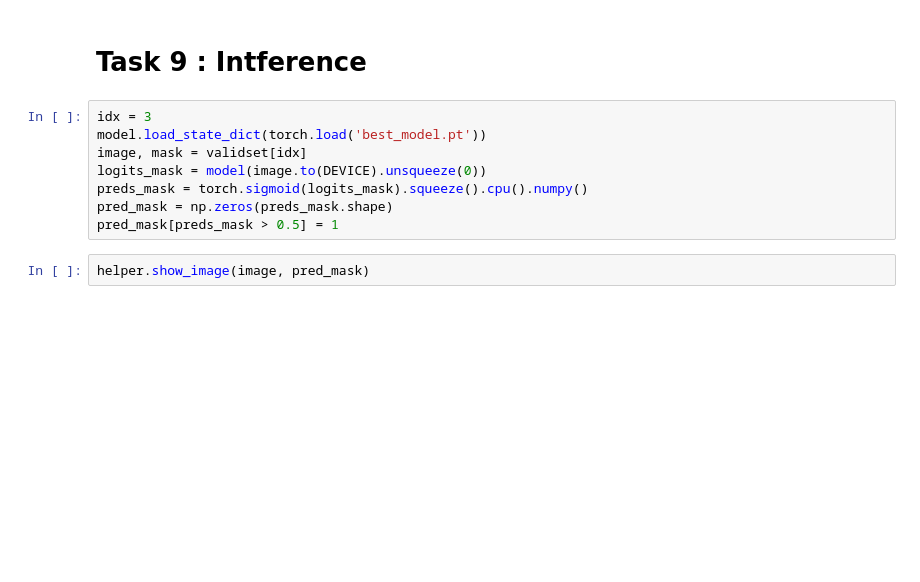
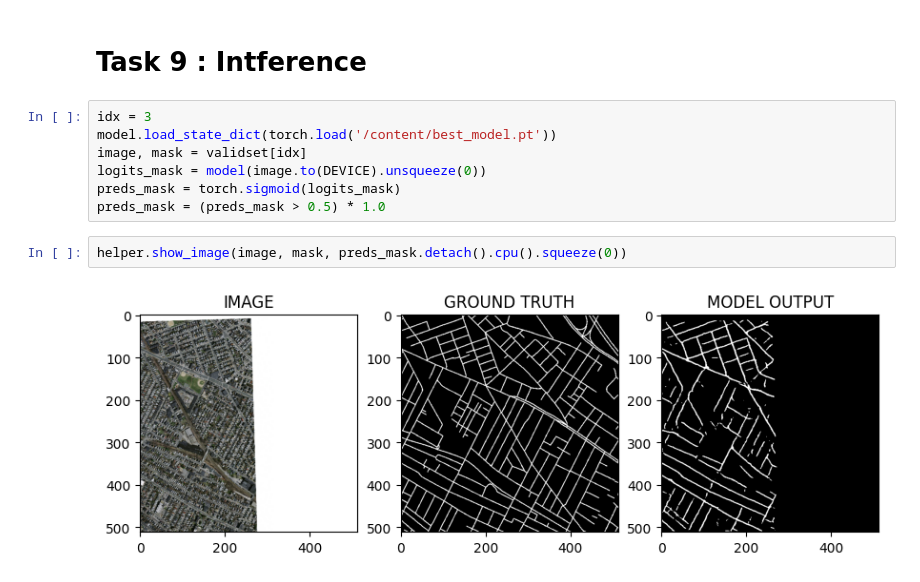
Before and after one commit to usintec/image-segmentation-model, a Jupyter notebook: image-segmentation.ipynb, the cells around one changed output. Drawn from its saved outputs; the diff is of its cells as text; blank space fills up the shorter version.

```diff
--- a/image-segmentation.ipynb
+++ b/image-segmentation.ipynb
@@ -299,11 +324,12 @@ Epoch : 3 | Train Loss : 0.6932660281658173 | Valid Loss : 0.7497901797294617
 # Task 9 : Intference
 # %%
 idx = 3
-model.load_state_dict(torch.load('best_model.pt'))
+model.load_state_dict(torch.load('/content/best_model.pt'))
 image, mask = validset[idx]
 logits_mask = model(image.to(DEVICE).unsqueeze(0))
-preds_mask = torch.sigmoid(logits_mask).squeeze().cpu().numpy()
-pred_mask = np.zeros(preds_mask.shape)
-pred_mask[preds_mask > 0.5] = 1
+preds_mask = torch.sigmoid(logits_mask)
+preds_mask = (preds_mask > 0.5) * 1.0
 # %%
-helper.show_image(image, pred_mask)
+helper.show_image(image, mask, preds_mask.detach().cpu().squeeze(0))
+# %% [output]
+[figure, added]
```
Also changed, not shown: parts of 5 cells of this notebook.
